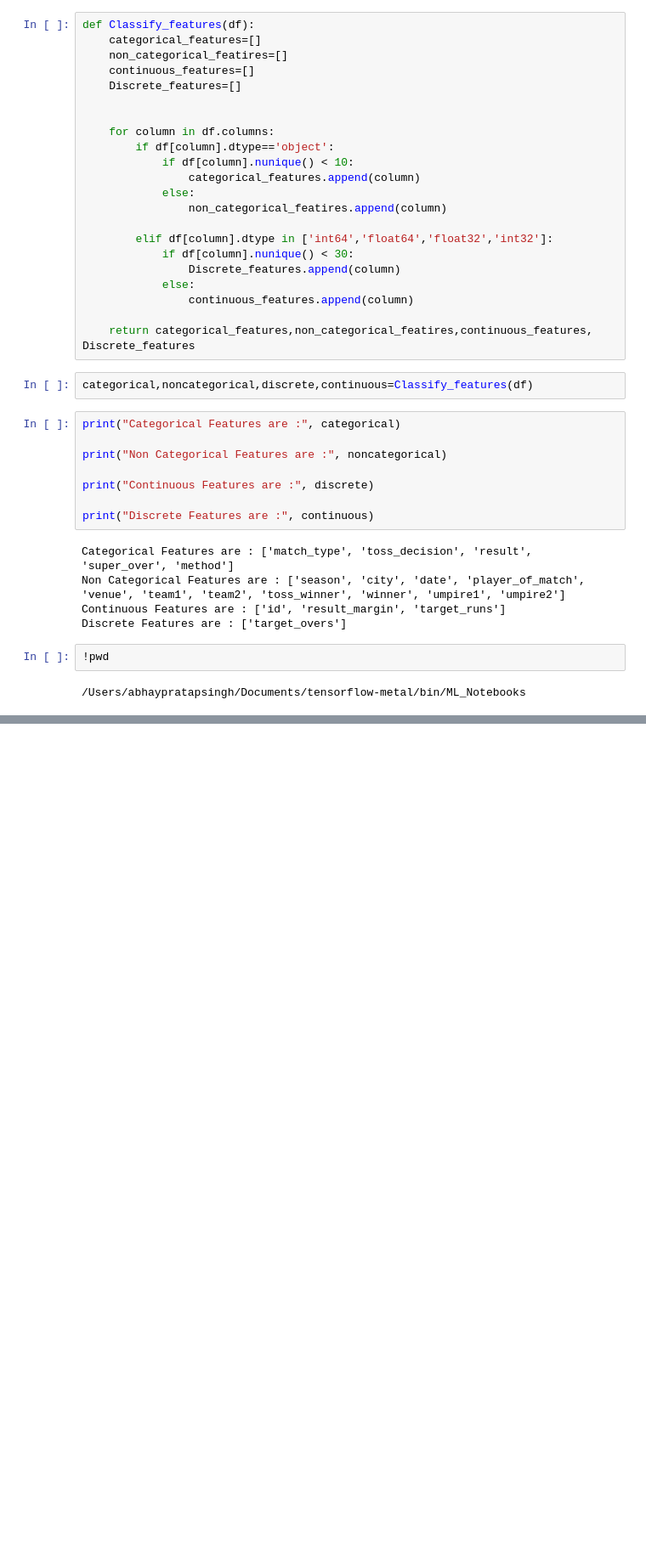
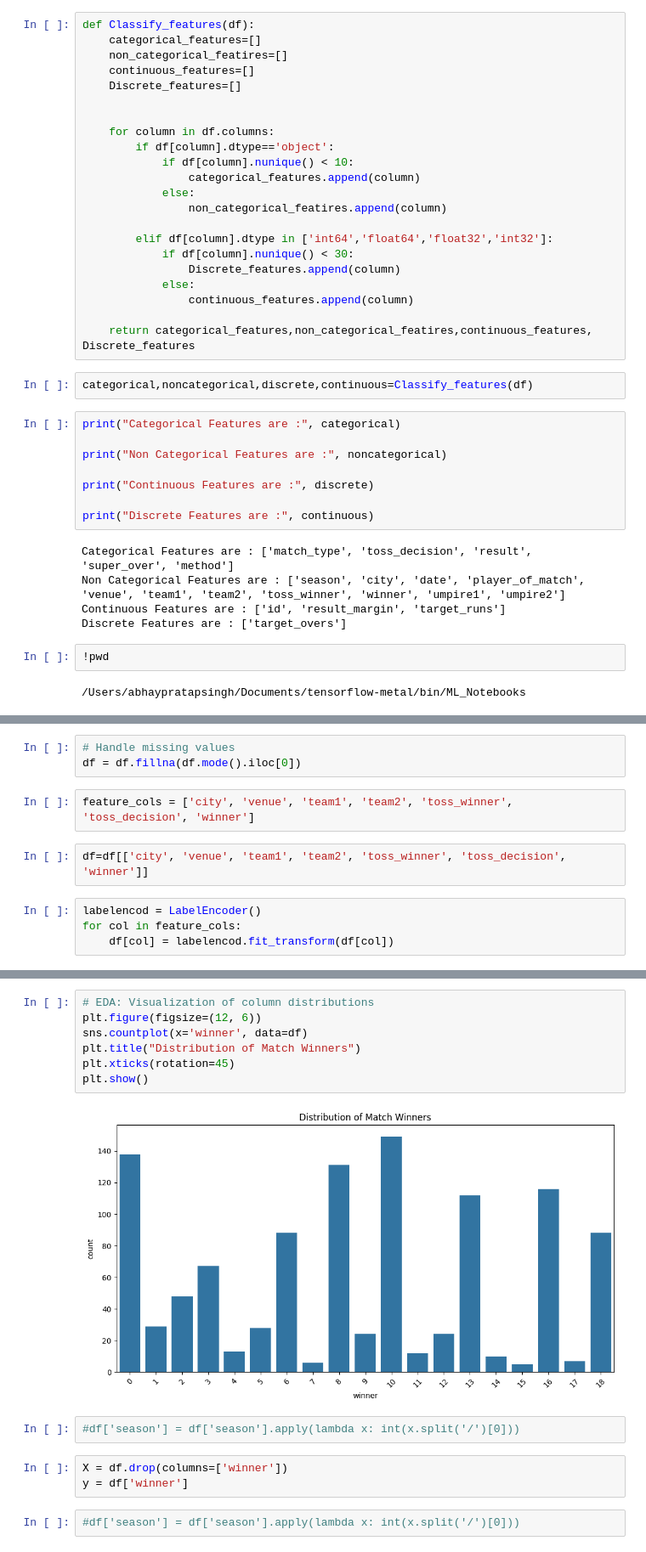
Before and after one commit to abhayp111/abhayp111, a Jupyter notebook: IPL_Predictions.ipynb, the cells around one changed output, grey strips where cells are left out. Shown: that part at 85% size. Drawn from its saved outputs; the diff is of its cells as text; blank space fills up the shorter version.

```diff
--- a/IPL_Predictions.ipynb
+++ b/IPL_Predictions.ipynb
@@ -206,0 +326,11 @@ Discrete Features are : ['target_overs']
+# %%
+# Handle missing values
+df = df.fillna(df.mode().iloc[0])
+# %%
+feature_cols = ['city', 'venue', 'team1', 'team2', 'toss_winner', 'toss_decision', 'winner']
+# %%
+df=df[['city', 'venue', 'team1', 'team2', 'toss_winner', 'toss_decision', 'winner']]
+# %%
+labelencod = LabelEncoder()
+for col in feature_cols:
+    df[col] = labelencod.fit_transform(df[col])
@@ -206,0 +370,16 @@ Discrete Features are : ['target_overs']
+# %%
+# EDA: Visualization of column distributions
+plt.figure(figsize=(12, 6))
+sns.countplot(x='winner', data=df)
+plt.title("Distribution of Match Winners")
+plt.xticks(rotation=45)
+plt.show()
+# %% [output]
+[figure, added]
+# %%
+#df['season'] = df['season'].apply(lambda x: int(x.split('/')[0]))
+# %%
+X = df.drop(columns=['winner'])
+y = df['winner']
+# %%
+#df['season'] = df['season'].apply(lambda x: int(x.split('/')[0]))
```
Also changed, not shown: parts of 31 cells of this notebook.
